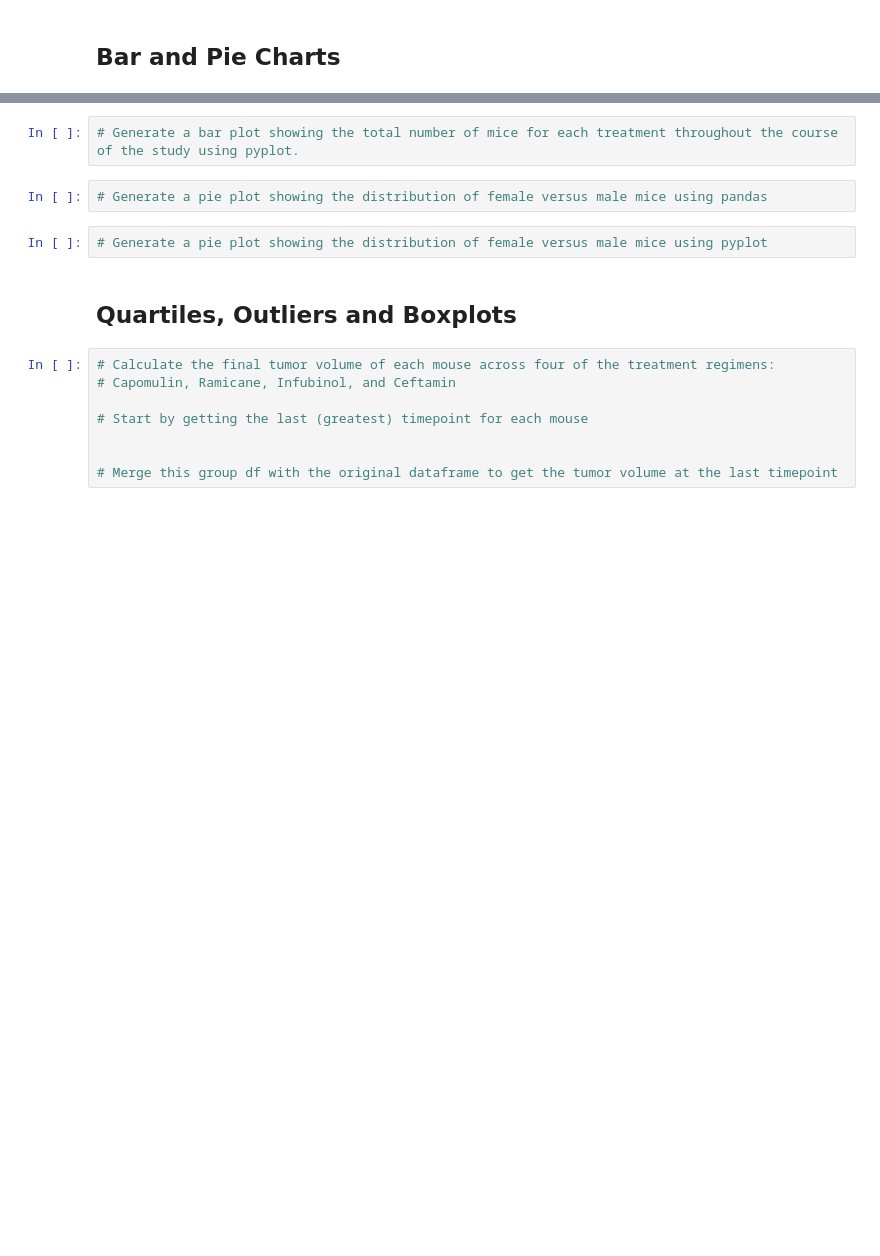
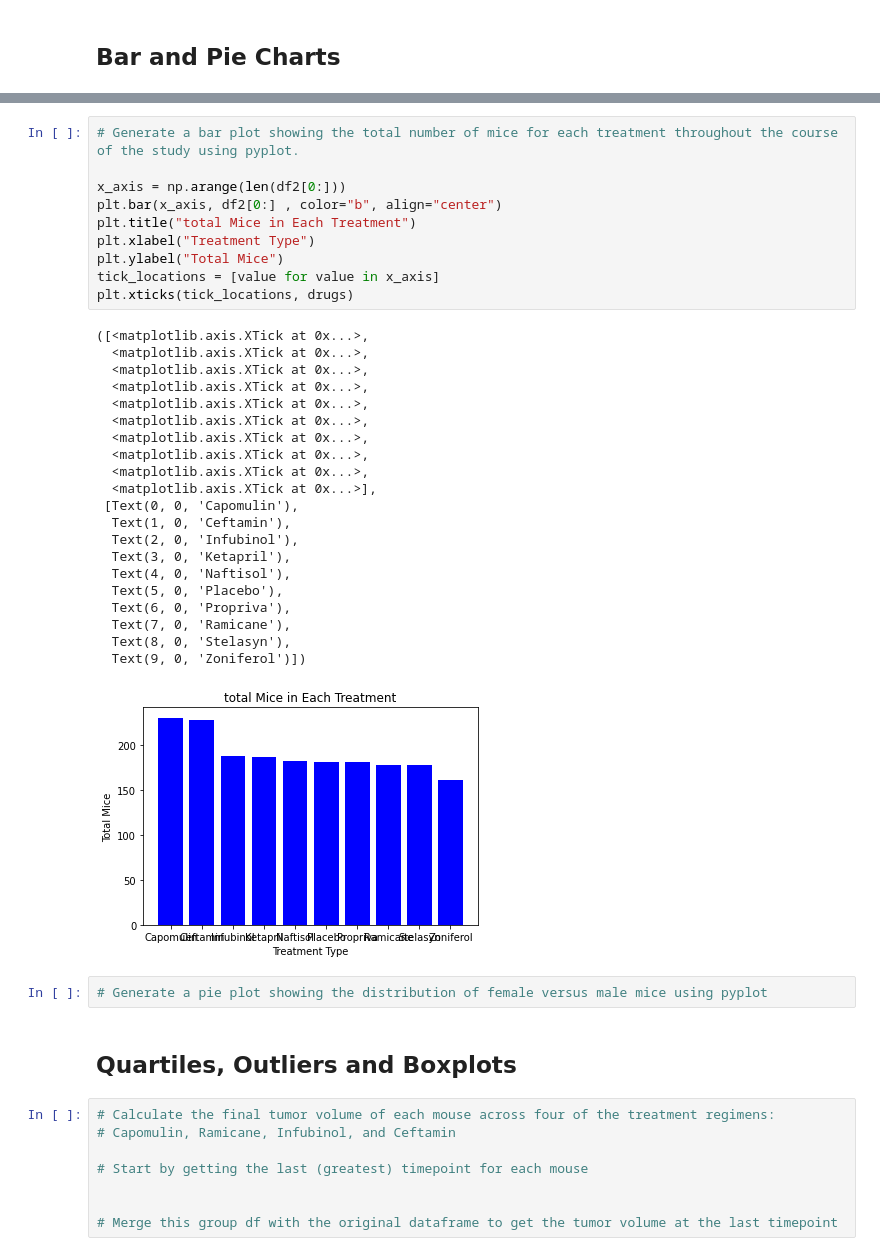
Before and after one commit to Rob397/Matplotlib--Pharma, a Jupyter notebook: pymaceuticals_starter.ipynb, the cells around one changed output, grey strips where cells are left out. Drawn from its saved outputs; the diff is of its cells as text; blank space fills up the shorter version.

```diff
--- a/pymaceuticals_starter.ipynb
+++ b/pymaceuticals_starter.ipynb
@@ -156,7 +150,35 @@ ax = df.plot.bar(x='Drug Regimen', y='Total Mice', rot=0, figsize=(14,5), alpha=
 # %%
 # Generate a bar plot showing the total number of mice for each treatment throughout the course of the study using pyplot.
+
+x_axis = np.arange(len(df2[0:]))
+plt.bar(x_axis, df2[0:] , color="b", align="center")
+plt.title("total Mice in Each Treatment")
+plt.xlabel("Treatment Type")
+plt.ylabel("Total Mice")
+tick_locations = [value for value in x_axis]
+plt.xticks(tick_locations, drugs)
+# %% [output]
+([<matplotlib.axis.XTick at 0x...>,
+  <matplotlib.axis.XTick at 0x...>,
+  <matplotlib.axis.XTick at 0x...>,
+  <matplotlib.axis.XTick at 0x...>,
+  <matplotlib.axis.XTick at 0x...>,
+  <matplotlib.axis.XTick at 0x...>,
+  <matplotlib.axis.XTick at 0x...>,
+  <matplotlib.axis.XTick at 0x...>,
+  <matplotlib.axis.XTick at 0x...>,
+  <matplotlib.axis.XTick at 0x...>],
+ [Text(0, 0, 'Capomulin'),
+  Text(1, 0, 'Ceftamin'),
+  Text(2, 0, 'Infubinol'),
+  Text(3, 0, 'Ketapril'),
+  Text(4, 0, 'Naftisol'),
+  Text(5, 0, 'Placebo'),
+  Text(6, 0, 'Propriva'),
+  Text(7, 0, 'Ramicane'),
+  Text(8, 0, 'Stelasyn'),
+  Text(9, 0, 'Zoniferol')])
+[figure, added]
-# %%
-# Generate a pie plot showing the distribution of female versus male mice using pandas
 # %%
 # Generate a pie plot showing the distribution of female versus male mice using pyplot
 # %% [markdown]
```
Also changed, not shown: parts of 4 cells of this notebook.
